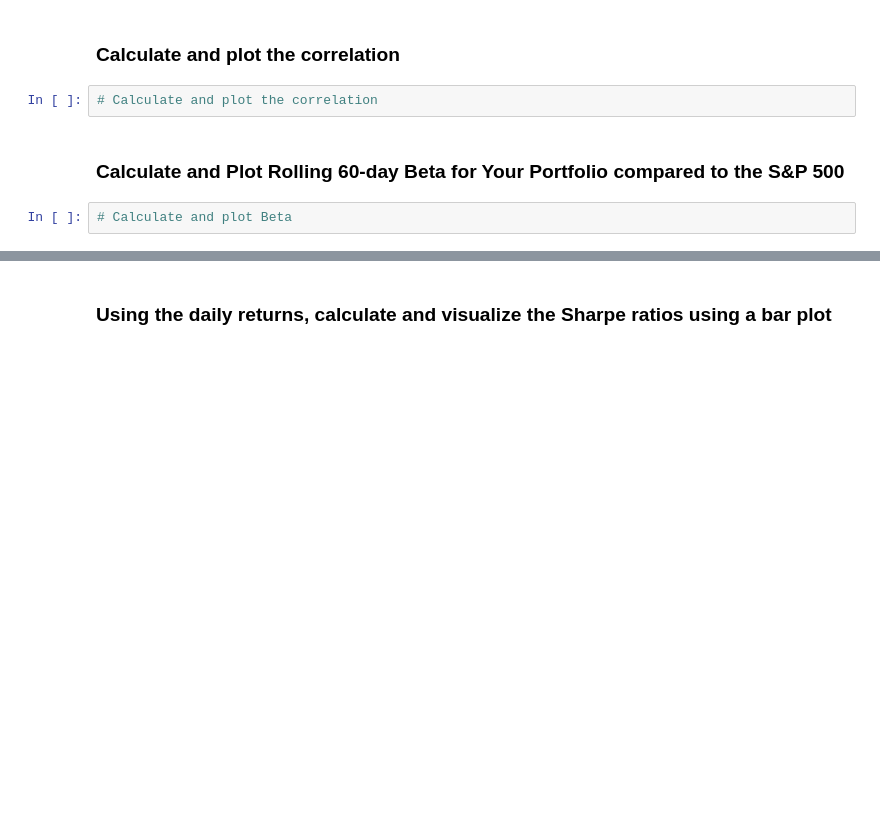
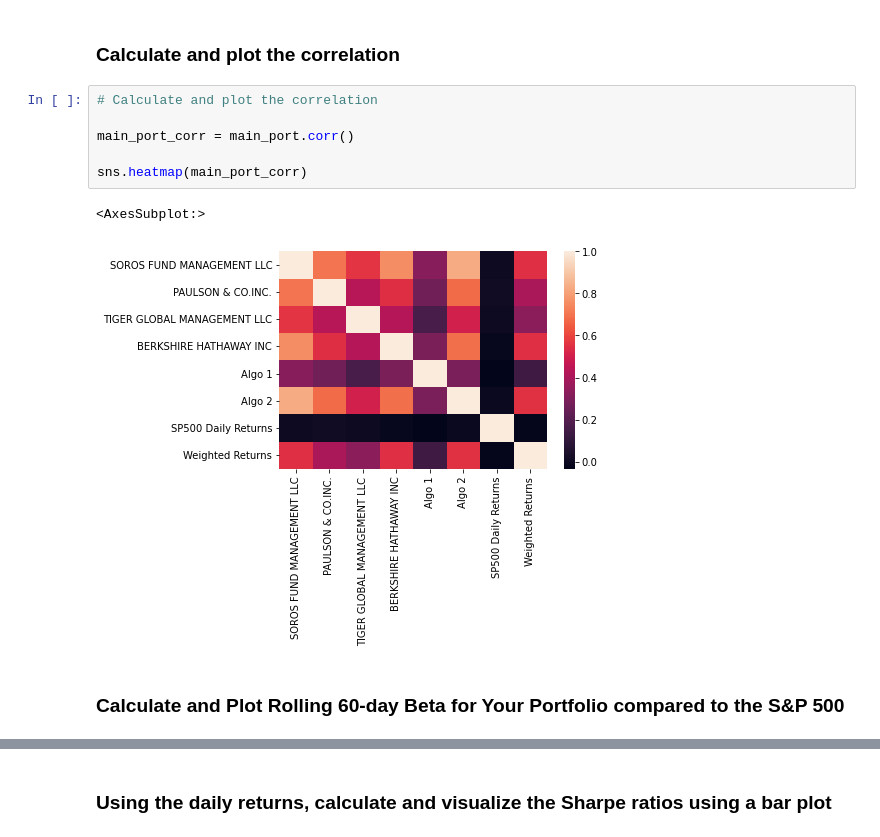
Before and after one commit to Avrpatel/Homework-3-Pandas, a Jupyter notebook: Starter_Code/whale_analysis.ipynb, the cells around one changed output, grey strips where cells are left out. Cells and saved outputs as stored; diff of their text form; blank space fills up the shorter version.

Commit message:
finished up most of the code. havng problems with the beta prompt. May need to ask tutor.

```diff
--- a/Starter_Code/whale_analysis.ipynb
+++ b/Starter_Code/whale_analysis.ipynb
@@ -516,7 +591,12 @@ main_port.head()
 ### Calculate and plot the correlation
 # %%
 # Calculate and plot the correlation
+
+main_port_corr = main_port.corr()
+
+sns.heatmap(main_port_corr)
+# %% [output]
+<AxesSubplot:>
+[figure, added]
 # %% [markdown]
 ### Calculate and Plot Rolling 60-day Beta for Your Portfolio compared to the S&P 500
-# %%
-# Calculate and plot Beta
```
Also changed, not shown: parts of 16 cells of this notebook.
